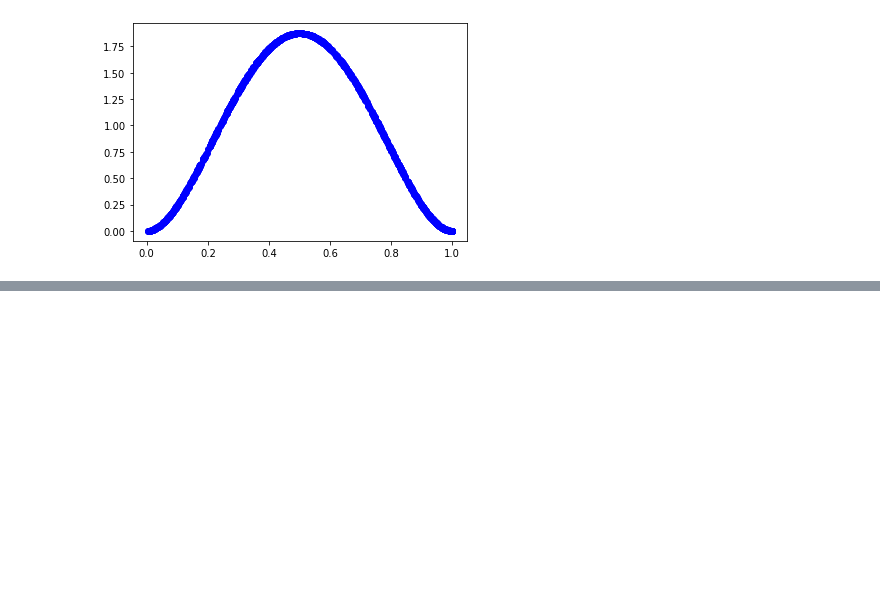
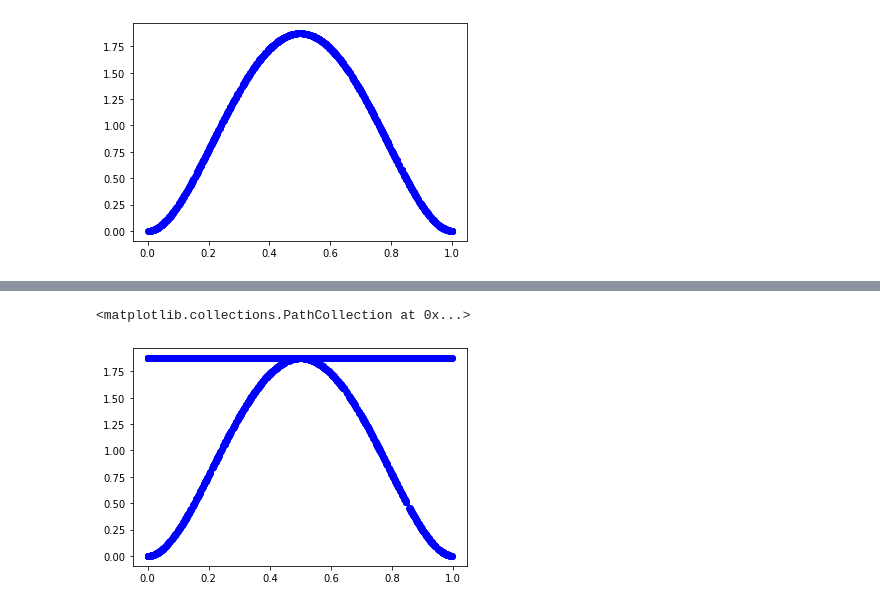
Before and after one commit to sebastianripari/75.26_simulacion, a Jupyter notebook: 1/12.ipynb, the cells around one changed output, grey strips where cells are left out. Drawn from its saved outputs; the diff is of its cells as text; code cells hidden in the pictures; blank space fills up the shorter version.

```diff
--- a/1/12.ipynb
+++ b/1/12.ipynb
@@ -97,0 +122,16 @@ plt.scatter(values_x, values_y, c ="blue")
+# %%
+values_x = []
+values_y = []
+values_t = []
+for i in range(1000):
+    x = random.random()
+    y = f_x(x)
+    t_ = t(x)
+    values_x.append(x)
+    values_y.append(y)
+    values_t.append(t_)
+plt.scatter(values_x, values_y, c ="blue")
+plt.scatter(values_x, values_t, c ="blue")
+# %% [output]
+<matplotlib.collections.PathCollection at 0x...>
+[figure, added]
```
Also changed, not shown: parts of 9 cells of this notebook.
